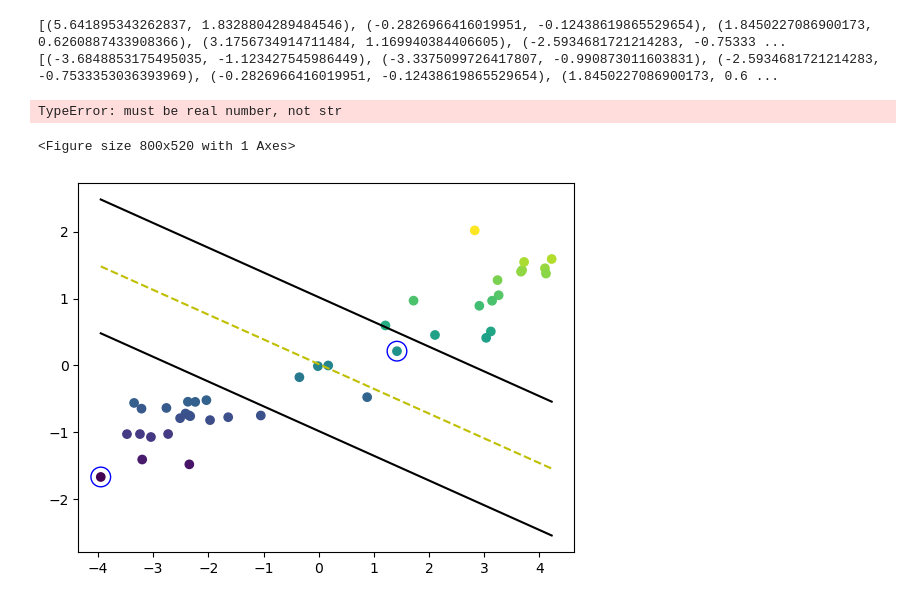
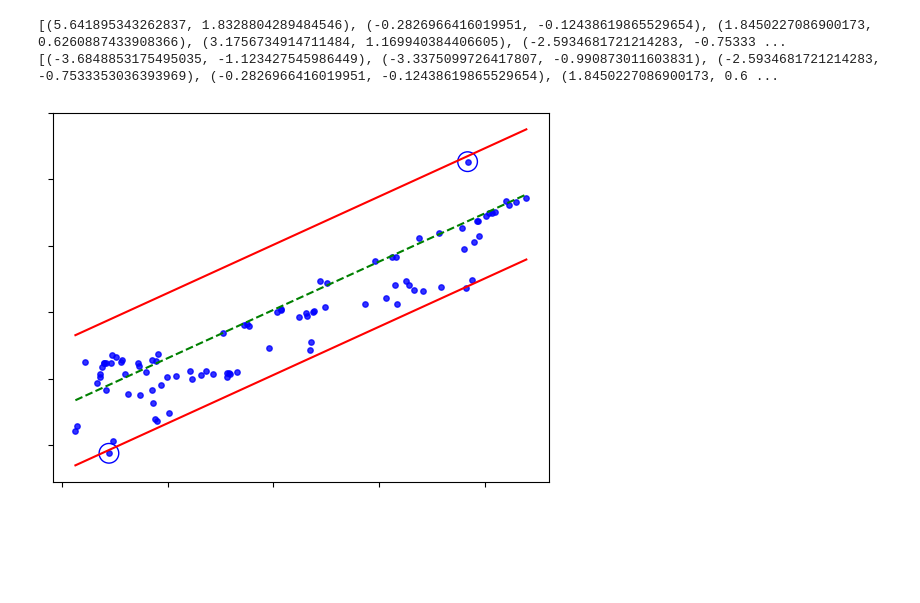
Before and after one commit to asif-saad/Analysis-of-Ocean-Climate, a Jupyter notebook: main.ipynb, the cells around one changed output. Saved outputs shown, nothing was run; the diff lists cells and outputs as text; code cells hidden in the pictures; blank space fills up the shorter version.

Commit message:
visualisation doing

```diff
--- a/main.ipynb
+++ b/main.ipynb
@@ -1655,9 +1655,9 @@ plt.show()
 # %%
 pca = PCA(n_components=1)
 train,test = train_test_split(val,
-                            random_state=random.randint(0,10000000),
-                            test_size=0.003,
-                            train_size=0.008)
+                            random_state=20,
+                            test_size=0.005,
+                            train_size=0.01)
 
 # predicting ph
 
@@ -1703,10 +1703,16 @@ sv_index_y=y_train1[sv_index]
 
 
 
+
+## modified here
+x_test1=sv_index_x
+y_test1=sv_index_y
+
+
 # prediction function and prediction data
 y_pred=regressor.predict(x_test1)
 y_pred=np.reshape(y_pred,(y_pred.shape[0],1))
-ind=np.random.randint(0,x_test1.shape[0],size=20)
+ind=np.random.randint(0,x_test1.shape[0],size=30)
 pred_x=x_test1[ind]
 # pred_y=y_pred[ind]
 pred_y=y_pred
@@ -1725,14 +1731,16 @@ train_y=y_train1[ind]
 
 
 
-epsilon=1
+epsilon=0.98
 # plot
-fig,ax = plt.subplots(1, 1,figsize=(8, 5.2))
-ax.scatter(y_test1, pred_y, cmap='K', edgecolor='b',linewidth='0.5',alpha=1, label='testing points',marker='o', s=12)
-ax.set_xlabel('Observed Area(km $^{2}$)',fontsize=14)
-ax.set_ylabel('Simulated Area(km $^{2}$)',fontsize=14)
-ax.set_xlim([min(y_test1)-100, max(y_test1)+100])
-ax.set_ylim([min(y_test1)-100, max(y_test1)+100])
+# fig,ax = plt.subplots(1, 1,figsize=(8, 5.2))
+# ax.scatter(y_test1, pred_y, cmap='K', edgecolor='b',linewidth='0.5',alpha=1, label='testing points',marker='o', s=12)
+
+
+# ax.set_xlabel('Observed Area(km $^{2}$)',fontsize=14)
+# ax.set_ylabel('Simulated Area(km $^{2}$)',fontsize=14)
+# ax.set_xlim([min(y_test1)-100, max(y_test1)+100])
+# ax.set_ylim([min(y_test1)-100, max(y_test1)+100])
 
 # find support vectors
 positive_instances=[]
@@ -1740,9 +1748,9 @@ negative_instances=[]
 
 for i in range(x_test1.shape[0]):
     if  ((y_test1[i]-pred_y[i]>0) and (y_test1[i]-pred_y[i]<=epsilon))==True:
-        positive_instances.append([y_test1[i]-pred_y[i],[x_test1[i],y_test1[i]]])
+        positive_instances.append([y_test1[i]-pred_y[i],[float(x_test1[i]),y_test1[i]]])
     elif ((y_test1[i]-pred_y[i]<0) and (y_test1[i]-pred_y[i]<=epsilon))==True:
-        negative_instances.append([y_test1[i]-pred_y[i],[x_test1[i],y_test1[i]]])
+        negative_instances.append([y_test1[i]-pred_y[i],[float(x_test1[i]),y_test1[i]]])
 
 # len(positive_instances)+len(negative_instances)
 
@@ -1751,61 +1759,58 @@ sort_negative=sorted([n for n in negative_instances])
 
 positive_support_vector=sort_positive[-1][1]
 negative_support_vector=sort_negative[0][1]
+
+
+
 model_support_vectors=np.stack((positive_support_vector,negative_support_vector),axis=-1)
-
-# visualize the data-set
+# # visualize the data-set
 colors = {1:'r',-1:'b'}
 fig = plt.figure()
 ax = fig.add_subplot(1,1,1)
-plt.scatter(x_test1,y_test1,marker='o',c=y_test1)
+ax.set_xticklabels([])
+ax.set_yticklabels([])
+plt.scatter(x_test1,y_test1,marker='o',c='b',s=15,alpha=0.8)
 
-# plot support vectors
+# # plot support vectors
 ax.scatter(model_support_vectors[0, :],model_support_vectors[1, :],s=200, linewidth=1,facecolors='none', edgecolors='b')
 
-# hyperplane = x.w+b
-# 0 = x.w+b
-# psv = epsilon
-# nsv = -epsilon
-# dec = 0
+
 
 
 max_feature_value=np.amax(x_test1)
 min_feature_value=np.amin(x_test1)
 datarange = (min_feature_value*1.,max_feature_value*1.)
 hyp_x_min = datarange[0]
 hyp_x_max = datarange[1]
 
-# (w.x+b) = epsilon
-# positive support vector hyperplane
+
 
 
 for i in range(x_test1.shape[0]):
     if(hyp_x_min==x_test1[i]):
         psv1=pred_y[i]+epsilon
         break
 
 
 for i in range(x_test1.shape[0]):
     if(hyp_x_max==x_test1[i]):
         psv2=pred_y[i]+epsilon
         break
-ax.plot([hyp_x_min,hyp_x_max],[psv1,psv2], 'k')
+ax.plot([hyp_x_min,hyp_x_max],[psv1,psv2], 'r')
 
 # (w.x+b) = -epsilon
 # negative support vector hyperplane
 nsv1 = psv1-2*epsilon
 nsv2 = psv2-2*epsilon
-ax.plot([hyp_x_min,hyp_x_max],[nsv1,nsv2], 'k')
+ax.plot([hyp_x_min,hyp_x_max],[nsv1,nsv2], 'r')
 
-# (w.x+b) = 0
-# positive support vector hyperplane
+# # (w.x+b) = 0
+# # positive support vector hyperplane
 db1 = psv1-epsilon
 db2 = psv2-epsilon
-ax.plot([hyp_x_min,hyp_x_max],[db1,db2], 'y--')
+ax.plot([hyp_x_min,hyp_x_max],[db1,db2], 'g--',linewidth=1.5)
 
-#plt.axis([-5,10,-12,-1])
+
 plt.show()
 # %% [output]
-TypeError: must be real number, not str
-<Figure size 800x520 with 1 Axes>
-[figure, old version]
+[figure, new version]
```
Also changed, not shown: parts of 1 cell of this notebook.
